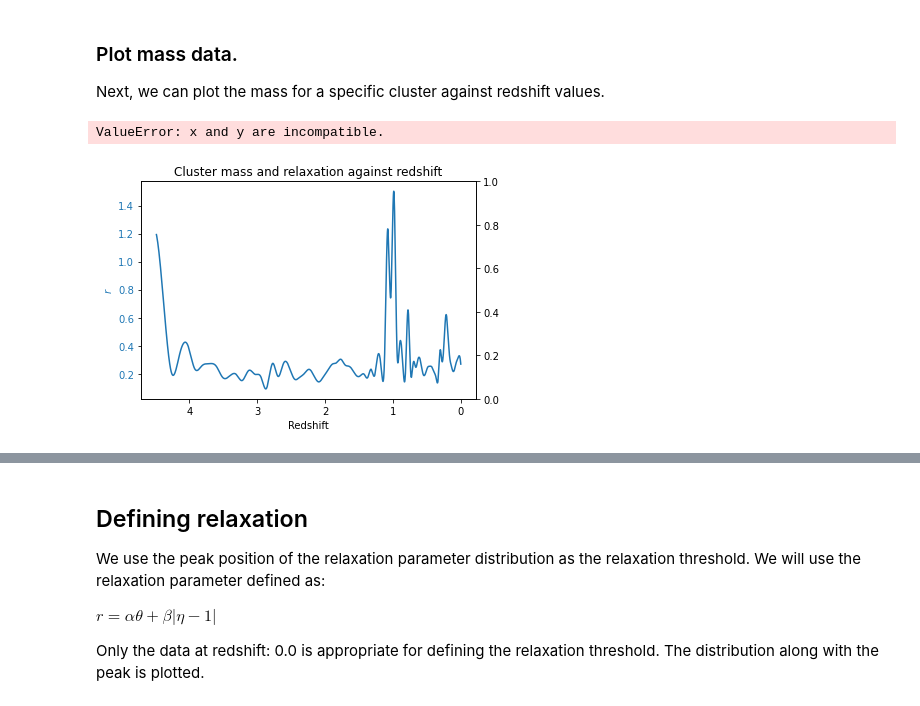
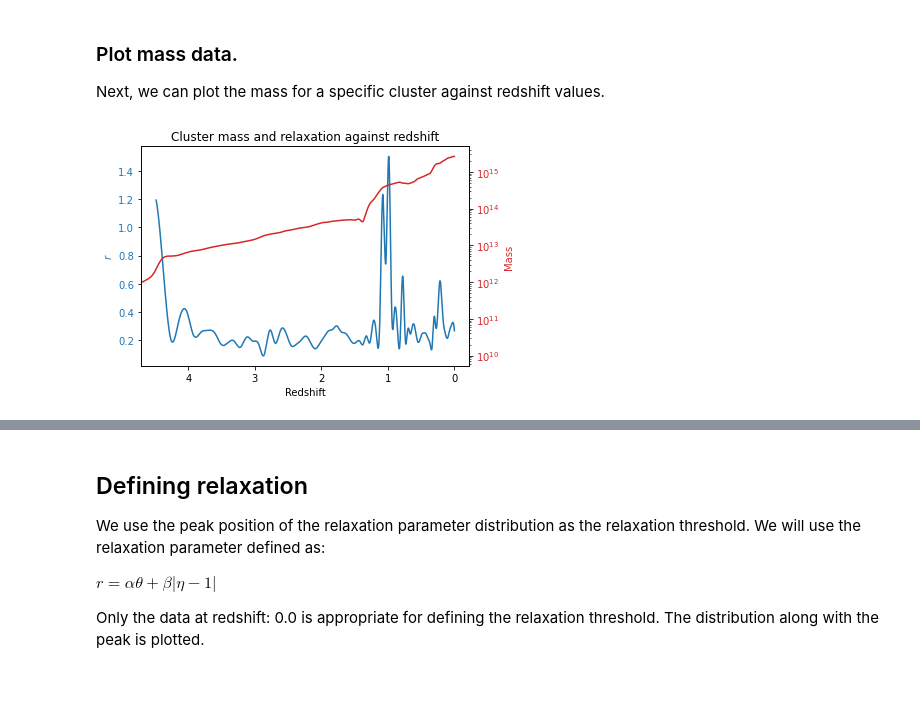
Before and after one commit to SlothInABox/Cluster-Dynamical-States, a Jupyter notebook: Analysis.ipynb, the cells around one changed output, grey strips where cells are left out. Cells and saved outputs as stored; diff of their text form; code cells hidden in the pictures.

Commit message:
Added mass change plot.

```diff
--- a/Analysis.ipynb
+++ b/Analysis.ipynb
@@ -638,9 +640,12 @@ mass_data = read_mass_data('G3X-Central-Masses-for-M200.txt')
 
 Next, we can plot the mass for a specific cluster against redshift values.
 # %%
+# Set cluster idx.
+cluster_idx = 1
 # Select cluster mass history.
 cluster_mass = mass_data[cluster_idx]
 
+# Get cluster parameters.
 cluster = cluster_data[cluster_idx]
 eta, delta, fm, rshift = cluster[:,0], cluster[:,1], cluster[:,2], cluster[:,3]
 # Calculate theta.
@@ -650,34 +655,35 @@ r, r_err = calc_r(theta, theta_err, eta)
 
 # Plot mass of specific cluster against redshift.
 fig, ax1 = plt.subplots()
 
 # Use spline to make a curved line of r against rshift.
 color = 'tab:blue'
 r_line_settings = dict(markersize=0.75, color=color, label='Cluster relaxation')
 xgrid, power_smooth = spline(rshift, r)
 r_line = ax1.plot(xgrid, power_smooth, **r_line_settings)
 # Set axis settings.
 ax1.set(title='Cluster mass and relaxation against redshift',
         xlabel='Redshift',
-        xlim = ax1.get_xlim()[::-1])
+        xlim = ax1.get_xlim()[::-1]
+       )
 ax1.set_ylabel('$r$', color=color)
 ax1.tick_params(axis='y', labelcolor=color)
 
 # Create second axis that shares the same x axis.
 ax2 = ax1.twinx()
 
 # Use spline to make a curved line of mass points against rshift.
 color = 'tab:red'
 mass_line_settings = dict(markersize=0.75,color=color, label='Cluster mass')
-xgrid, power_smooth = spline(rshifts, cluster_mass)
+idx = np.where(cluster_mass > 0)[0]
+xgrid, power_smooth = spline(rshifts[idx], cluster_mass[idx])
 mass_line = ax2.plot(xgrid, power_smooth, **mass_line_settings)
 # Set axis settings.
 ax2.set_ylabel('Mass', color=color)
 ax2.set_yscale('log')
 ax2.tick_params(axis='y', labelcolor=color)
 
 fig.tight_layout()
 fig.savefig('plots/mass_r_vs_rshift_c{}.eps'.format(cluster_idx))
 # %% [output]
-ValueError: x and y are incompatible.
-[figure, old version]
+[figure, new version]
```
Also changed, not shown: parts of 4 cells of this notebook, 31 other files.
